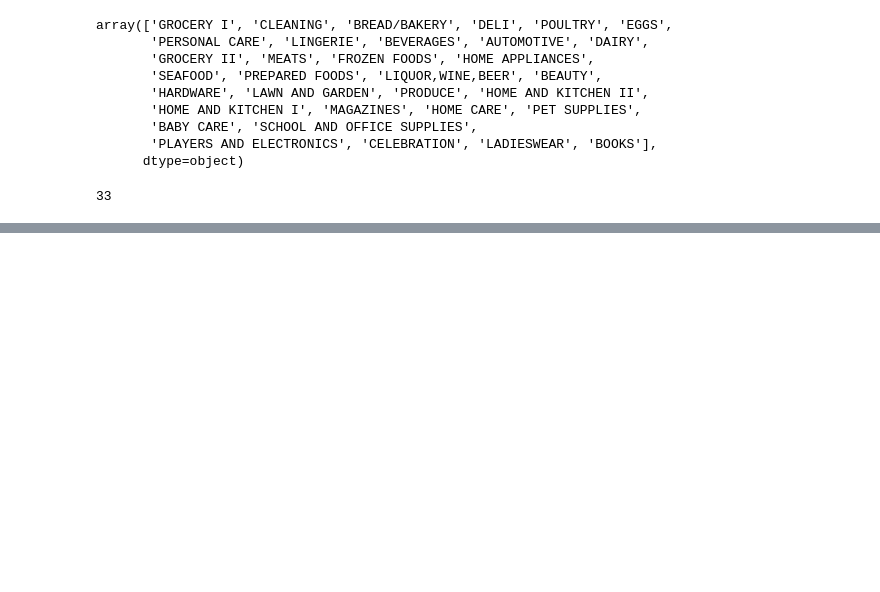
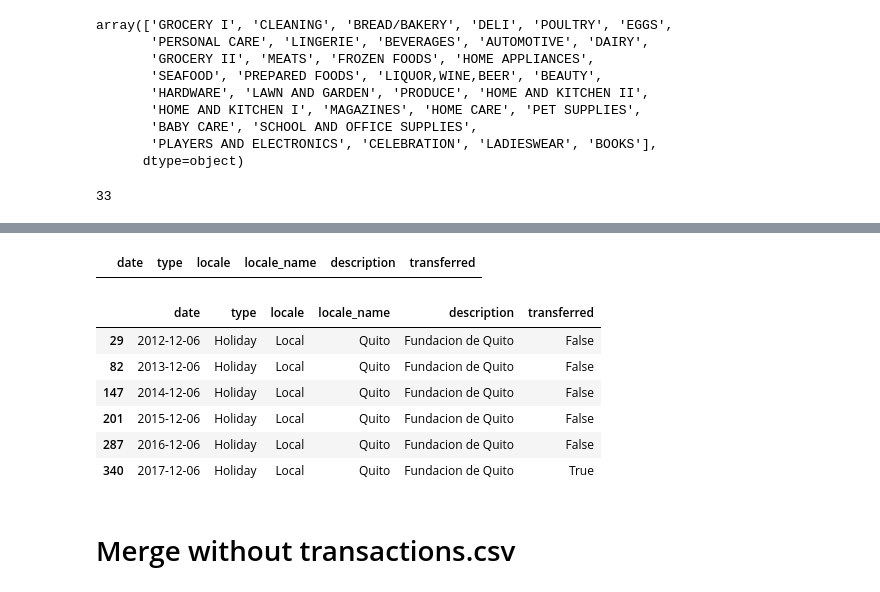
Before and after one commit to didine13/forecasting_for_sales, a Jupyter notebook: notebooks/nhouyvanisvong_dataexplo2.ipynb, the cells around one changed output, grey strips where cells are left out. Cells and saved outputs as stored; diff of their text form; code cells hidden in the pictures; blank space fills up the shorter version.

```diff
--- a/notebooks/nhouyvanisvong_dataexplo2.ipynb
+++ b/notebooks/nhouyvanisvong_dataexplo2.ipynb
@@ -1441,0 +1387,27 @@ array(['Holiday', 'Transfer', 'Additional', 'Bridge', 'Work Day', 'Event'],
+# %%
+for index, one_additional in holiday_data[holiday_data['type'] == 'Additional'].iterrows():
+    # check description
+    description = one_additional['description']
+    if int(one_additional['description'][-1]):
+        counter = int(one_additional['description'][-1])
+
+#     try:
+#         counter = int(one_additional['description'][-1])
+#     except ValueError:
+#         replace_default = description[:-2]
+#         holiday_data['type'].loc[index] = holiday_data[holiday_data['description'] == description[:-2]]['type']
+
+
+    # if '+' or '-'
+    if description[-2] == '+':
+        # check previous and changed additional type with it
+        holiday_data['type'].loc[index] = holiday_data.loc[index - counter]['type']
+
+    elif description[-2] == '-':
+        # check next true holiday and same
+        holiday_data['type'].loc[index] = holiday_data.loc[index + counter]['type']
+
+    # sometimes, not - and +... Then assign directly type
+#     else:
+#         replace_default = description[:-2]
+#         holiday_data['type'].loc[index] = holiday_data[holiday_data['description'] == description[:-2]]['type']
@@ -1441,0 +1449,16 @@ array(['Holiday', 'Transfer', 'Additional', 'Bridge', 'Work Day', 'Event'],
+# %%
+holiday_data.loc[holiday_data['type'] == 'Additional'].loc[holiday_data['description'] == 'Fundacion de Quito']
+# %% [output]
+|  | date | type | locale | locale_name | description | transferred |
+# %%
+holiday_data.loc[holiday_data['description'] == 'Fundacion de Quito']
+# %% [output]
+|  | date | type | locale | locale_name | description | transferred |
+| 29 | 2012-12-06 | Holiday | Local | Quito | Fundacion de Quito | False |
+| 82 | 2013-12-06 | Holiday | Local | Quito | Fundacion de Quito | False |
+| 147 | 2014-12-06 | Holiday | Local | Quito | Fundacion de Quito | False |
+| 201 | 2015-12-06 | Holiday | Local | Quito | Fundacion de Quito | False |
+| 287 | 2016-12-06 | Holiday | Local | Quito | Fundacion de Quito | False |
+| 340 | 2017-12-06 | Holiday | Local | Quito | Fundacion de Quito | True |
+# %% [markdown]
+# Merge without transactions.csv
```
Also changed, not shown: parts of 49 cells of this notebook.
